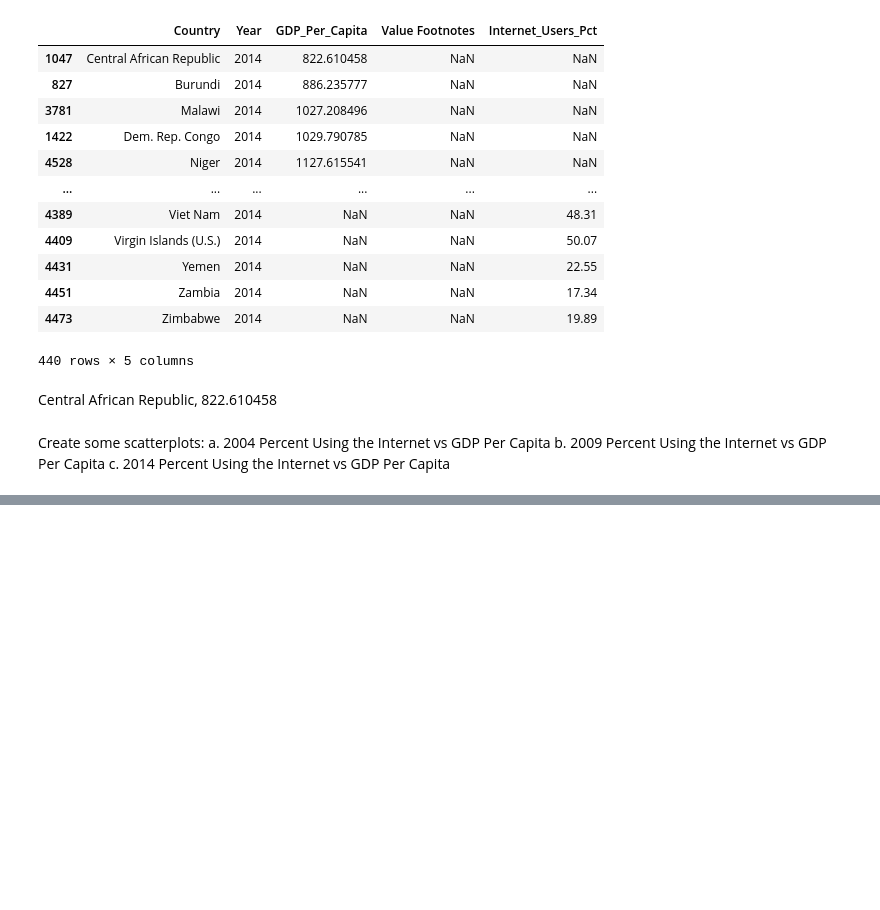
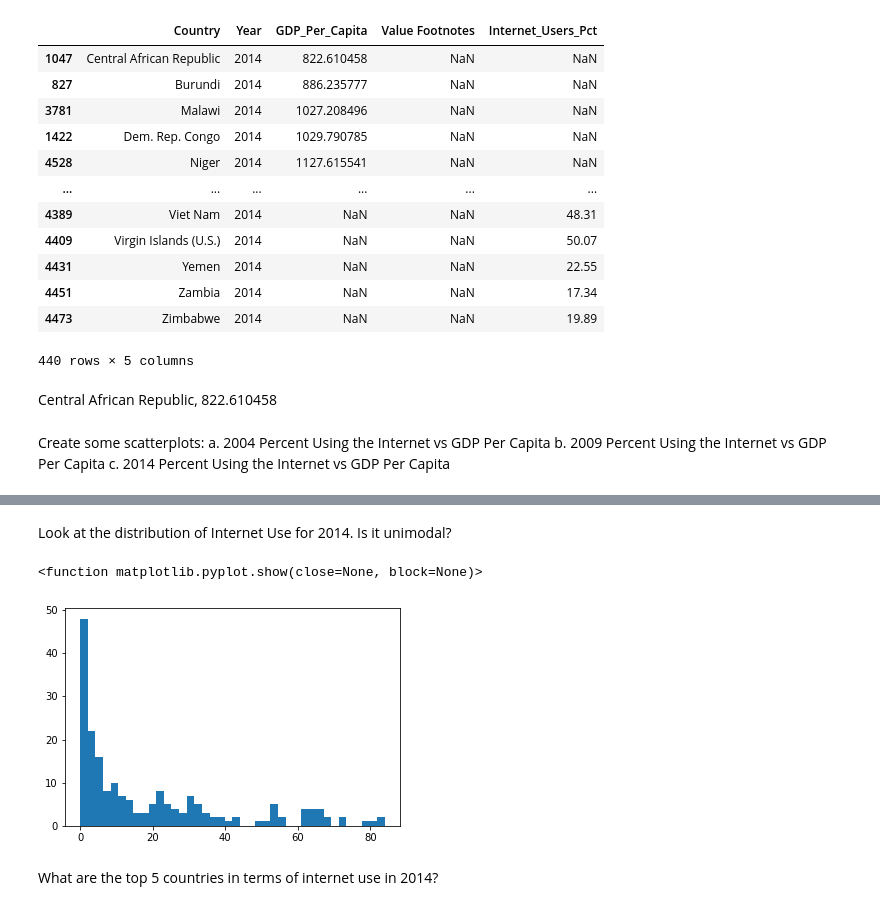
Before and after one commit to NSS-Data-Analytics-Cohort-6/gdp-and-internet-usage-nathanmartin5937, a Jupyter notebook: notebook/gdp_notebook.ipynb, the cells around one changed output, grey strips where cells are left out. Drawn from its saved outputs; the diff is of its cells as text; code cells hidden in the pictures; blank space fills up the shorter version.

```diff
--- a/notebook/gdp_notebook.ipynb
+++ b/notebook/gdp_notebook.ipynb
@@ -335,0 +348,10 @@ c. 2014 Percent Using the Internet vs GDP Per Capita
+# %% [markdown]
+Look at the distribution of Internet Use for 2014. Is it unimodal?
+# %%
+plt.hist(year_04_df.Internet_Users_Pct, bins=40)
+plt.show
+# %% [output]
+<function matplotlib.pyplot.show(close=None, block=None)>
+[figure, added]
+# %% [markdown]
+What are the top 5 countries in terms of internet use in 2014?
```
Also changed, not shown: parts of 7 cells of this notebook.
